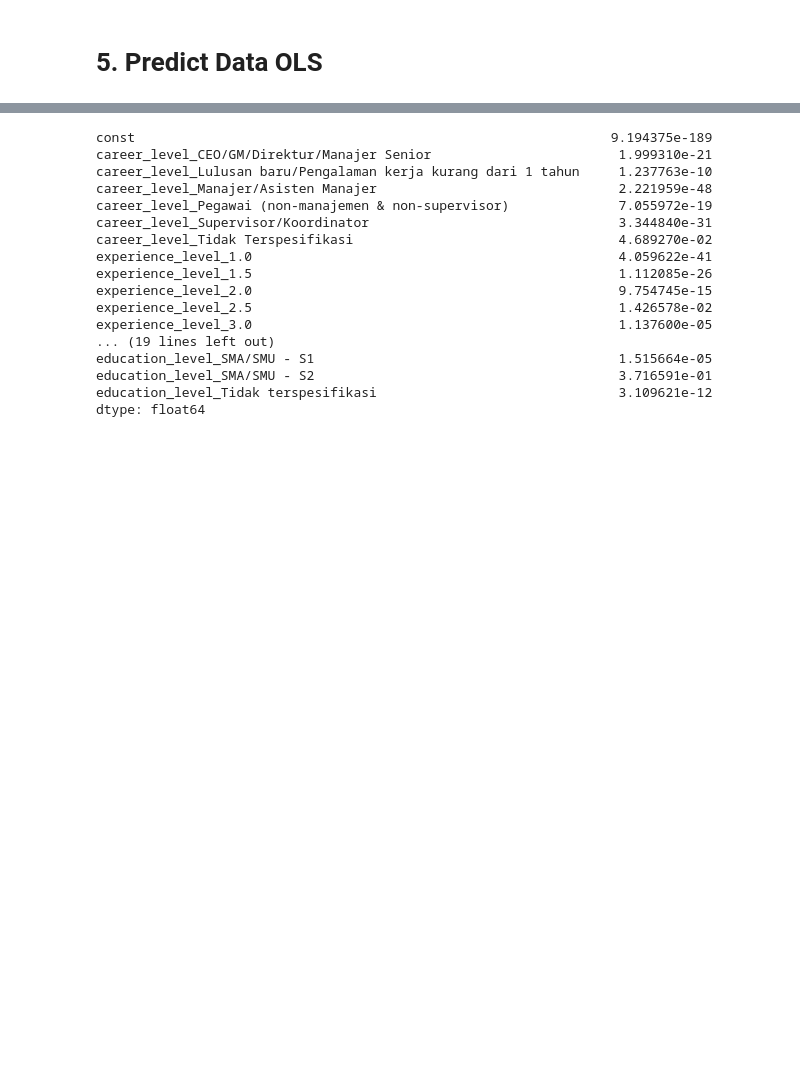
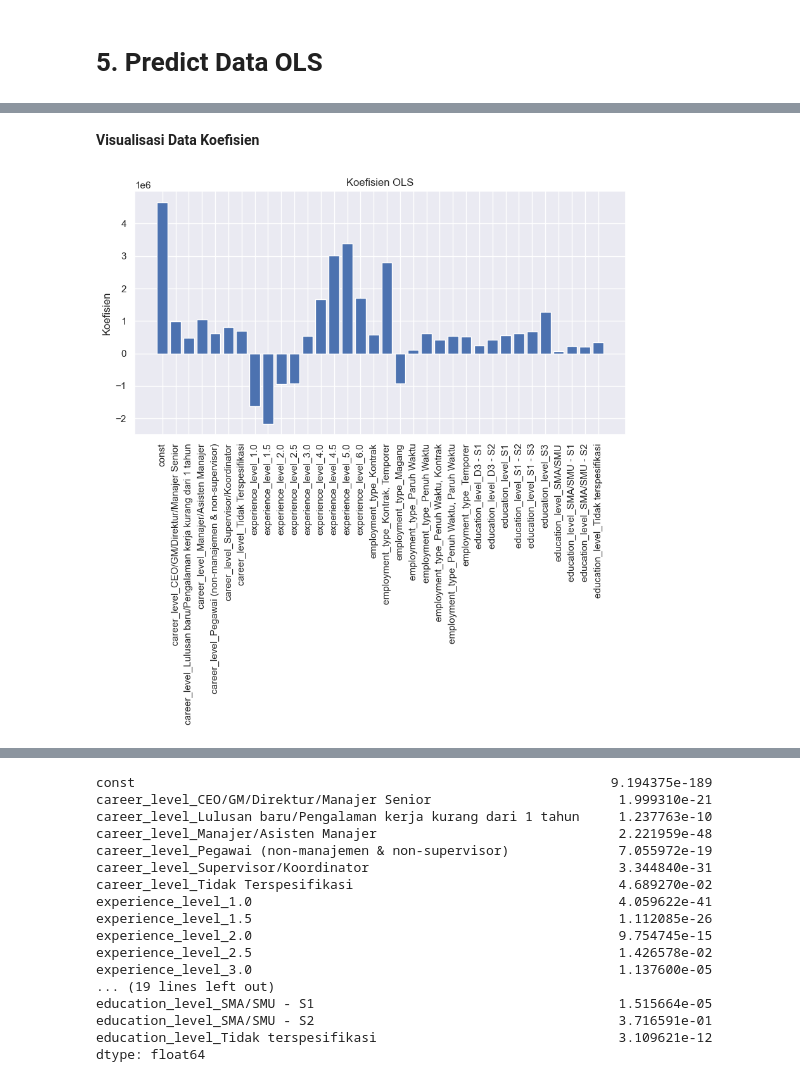
Before and after one commit to Reosta-Pratama/Project-Prediction, a Jupyter notebook: main/main.ipynb, the cells around one changed output, grey strips where cells are left out. Saved outputs shown, nothing was run; the diff lists cells and outputs as text; code cells hidden in the pictures; blank space fills up the shorter version.

```diff
--- a/main/main.ipynb
+++ b/main/main.ipynb
@@ -418,3 +418,14 @@ Notes:
 [1] Standard Errors assume that the covariance matrix of the errors is correctly specified.
 [2] The smallest eigenvalue is 2.57e-28. This might indicate that there are
 strong multicollinearity problems or that the design matrix is singular.
+# %% [markdown]
+**Visualisasi Data Koefisien**
+# %%
+plt.bar(range(len(ModelOLS.params)), ModelOLS.params)
+plt.xlabel('')
+plt.ylabel('Koefisien')
+plt.title('Koefisien OLS')
+plt.xticks(range(len(ModelOLS.params)), X_train_ols.columns, rotation=90)
+plt.show()
+# %% [output]
+[figure, added]
```
Also changed, not shown: parts of 17 cells of this notebook.
